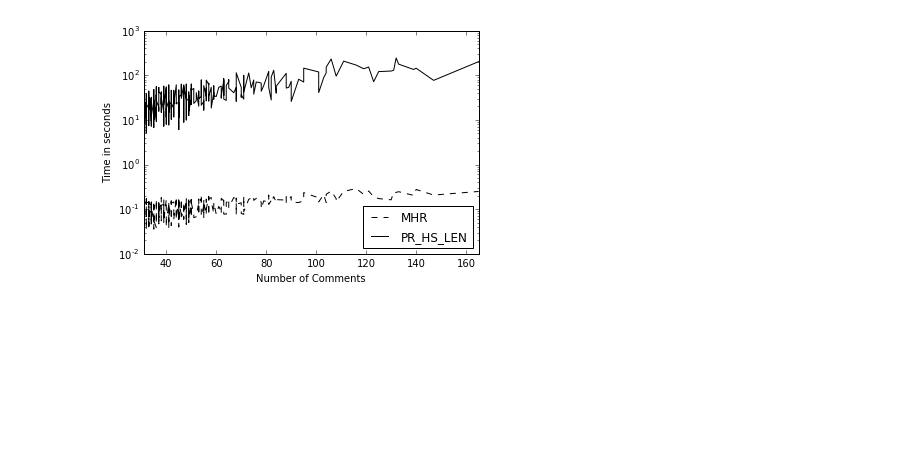
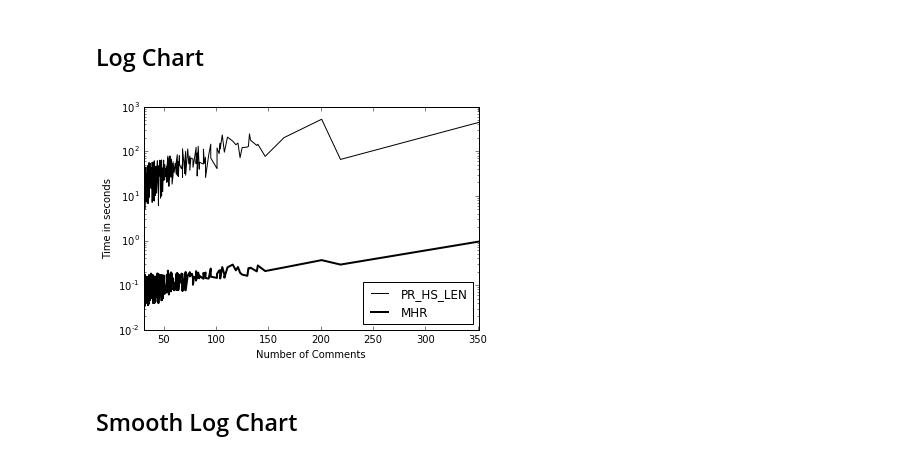
Before and after one commit to vwoloszyn/MRR, a Jupyter notebook: print_performance_chart.ipynb, the cells around one changed output. Drawn from its saved outputs; the diff is of its cells as text; code cells hidden in the pictures; blank space fills up the shorter version.

Commit message:
ismooth performance chart

```diff
--- a/print_performance_chart.ipynb
+++ b/print_performance_chart.ipynb
@@ -5,7 +5,7 @@ import matplotlib.pyplot as plt
 %matplotlib inline
 # %%
 PR_HS_LEN_performance = pd.read_csv('data/performance_PR_HS_LEN2.csv.gz')
-PR_HS_LEN_performance = PR_HS_LEN_performance[PR_HS_LEN_performance.tot_comments<200]
+#PR_HS_LEN_performance = PR_HS_LEN_performance[PR_HS_LEN_performance.tot_comments<200]
 PR_HS_LEN_performance = PR_HS_LEN_performance.sort_values('tot_comments')
 PR_HS_LEN_performance.shape
 # %% [output]
@@ -17,18 +13,22 @@ ax = PR_HS_LEN_performance.plot('tot_comments','elapsed_mhr' ,label="PR_HS_LEN",
+# %% [markdown]
+## Log Chart
 # %%
 fig, ax = plt.subplots()
 labels = []
 
-ax = PR_HS_LEN_performance.plot(ax=ax, kind='line', x='tot_comments', y='elapsed_mhr', c="k", ls="--")
+ax = PR_HS_LEN_performance.plot(ax=ax, kind='line', x='tot_comments', y='elapsed_phl', c="k")
+labels.append("PR_HS_LEN")
+
+ax = PR_HS_LEN_performance.plot(ax=ax, kind='line', x='tot_comments', y='elapsed_mhr', c="k", linewidth=2)
 labels.append("MHR")
-
-ax = PR_HS_LEN_performance.plot(ax=ax, kind='line', x='tot_comments', y='elapsed_phl', c="k", ls="-")
-labels.append("PR_HS_LEN")
 
 lines, _ = ax.get_legend_handles_labels()
 ax.legend(lines, labels, loc='best')
 ax.set_xlabel("Number of Comments")
 ax.set_ylabel("Time in seconds")
 ax.set_yscale('log')
 plt.show()
 # %% [output]
-[figure, old version]
+[figure, new version]
+# %% [markdown]
+## Smooth Log Chart
```
Also changed, not shown: parts of 5 cells of this notebook.
